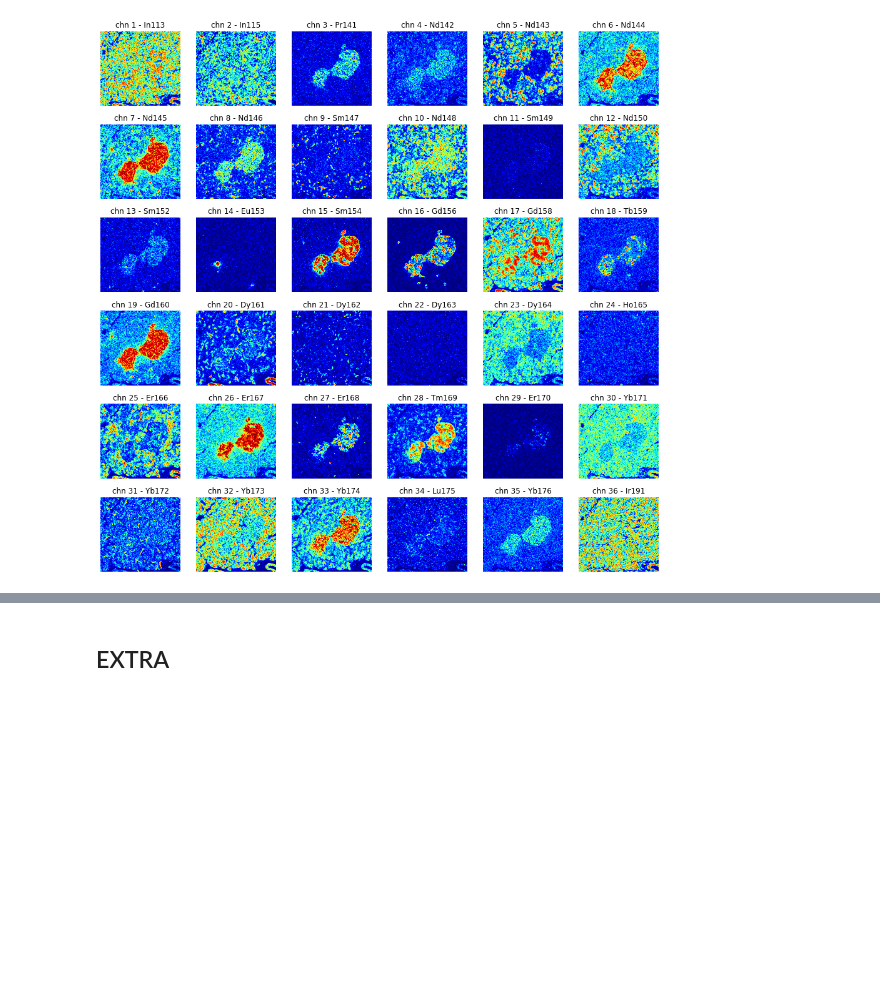
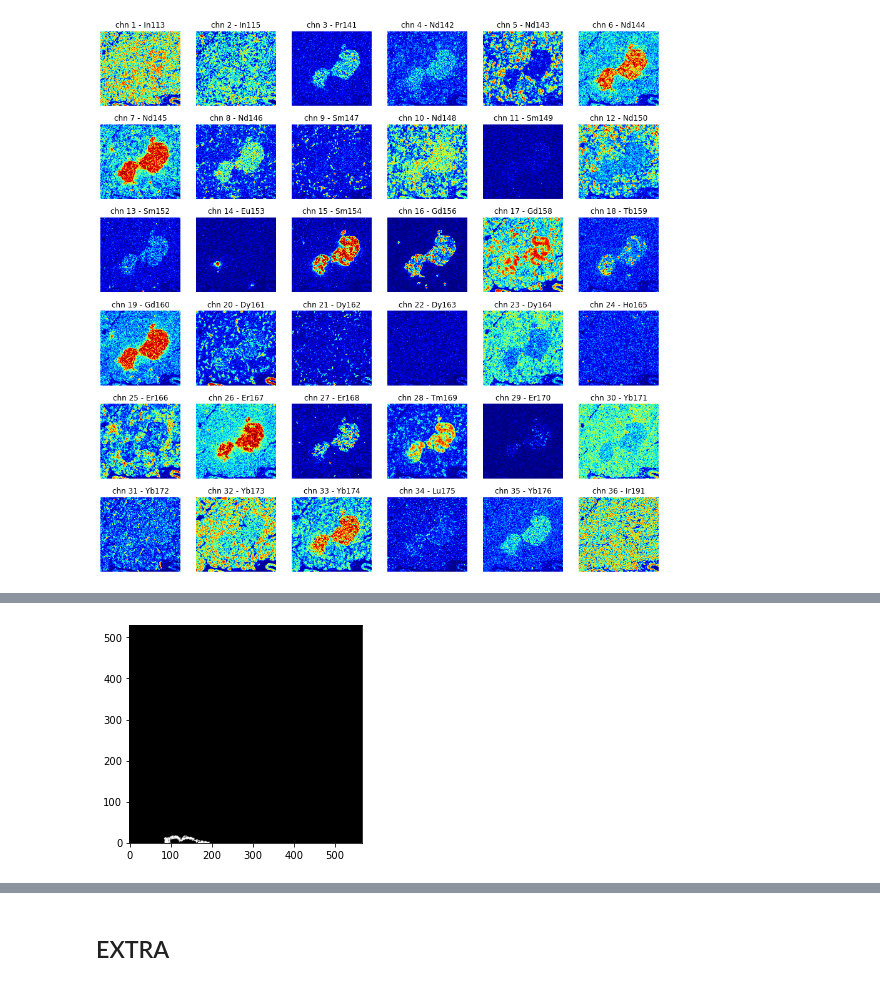
Before and after one commit to arvidl/BMED320-imaging-mass-cytometry-ml, a Jupyter notebook: notebooks/imc-case-damond-2019/read-analyze-case-6126-E08.ipynb, the cells around one changed output, grey strips where cells are left out. Saved outputs shown, nothing was run; the diff lists cells and outputs as text; code cells hidden in the pictures; blank space fills up the shorter version.

```diff
--- a/notebooks/imc-case-damond-2019/read-analyze-case-6126-E08.ipynb
+++ b/notebooks/imc-case-damond-2019/read-analyze-case-6126-E08.ipynb
@@ -95,0 +260,18 @@ plt.show()
+# %%
+import numpy as np
+from skimage.measure import label
+
+def getLargestCC(segmentation):
+    labels = label(segmentation)
+    unique, counts = np.unique(labels, return_counts=True)
+    list_seg=list(zip(unique, counts))[1:] # the 0 label is by default background so take the rest
+    largest=max(list_seg, key=lambda x:x[1])[0]
+    labels_max=(labels == largest).astype(int)
+    return labels_max
+# %%
+kmeans_segm2_max = getLargestCC(kmeans_segm2)
+# %%
+plt.imshow(np.flip(kmeans_segm2_max[:, :], axis=0), cmap='gray', origin='lower')
+plt.show()
+# %% [output]
+[figure, added]
```
Also changed, not shown: parts of 27 cells of this notebook.
